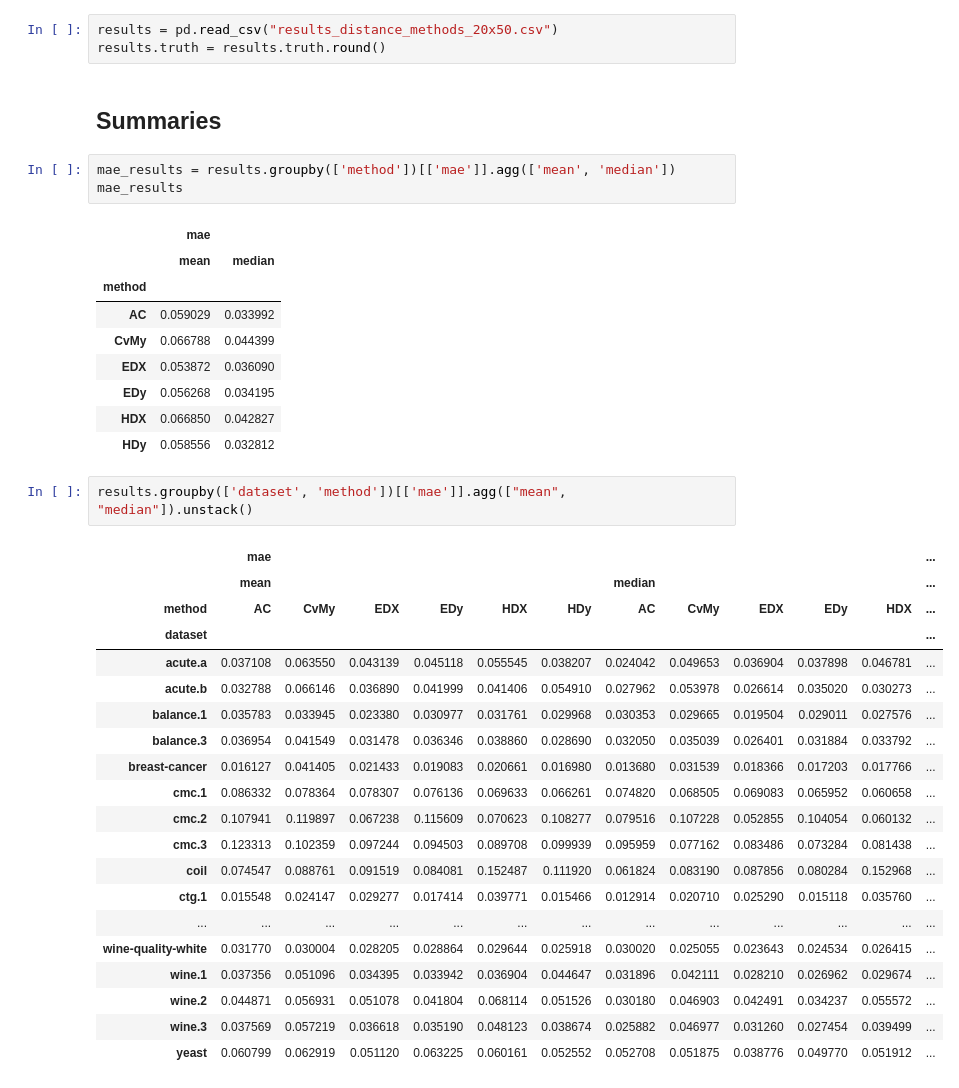
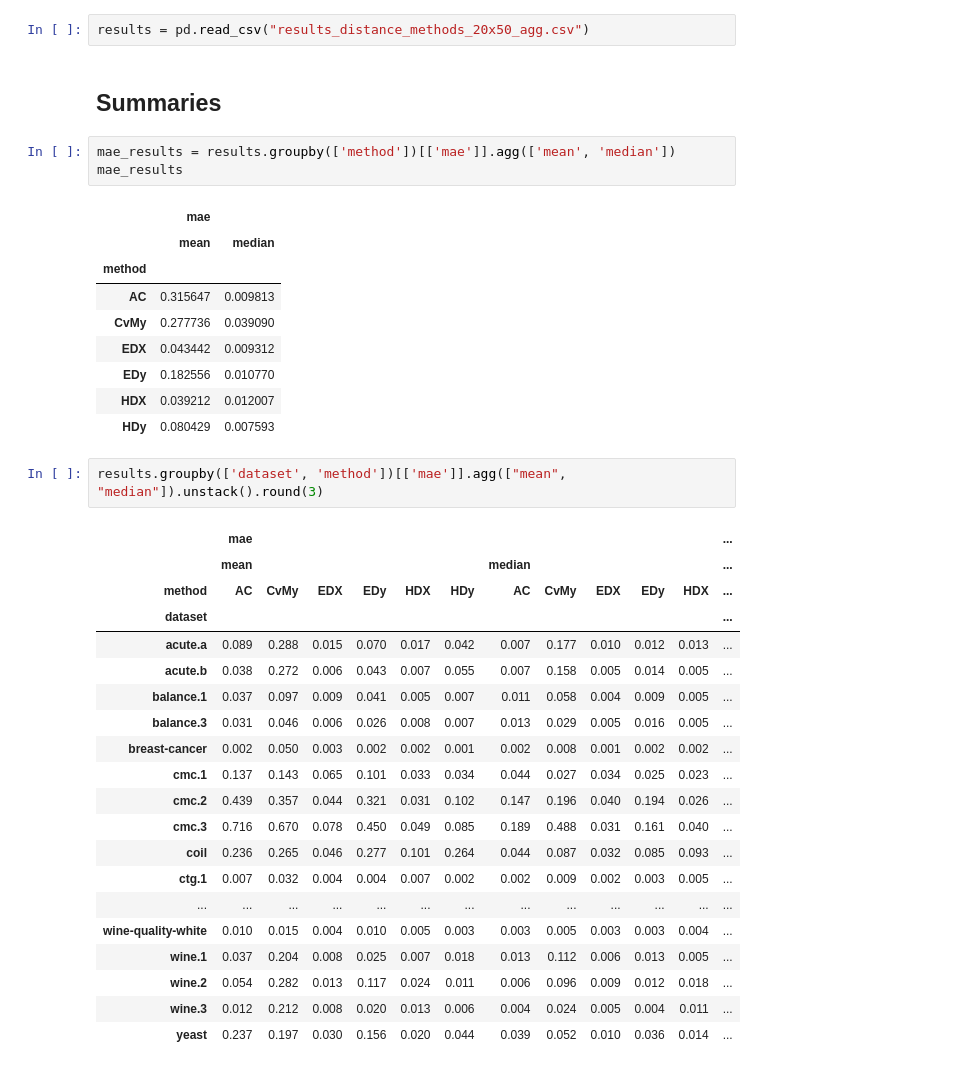
Before and after one commit to albertorepo/analisis-cuantificacion, a Jupyter notebook: ExploreResults.ipynb, the cells around one changed output. Cells and saved outputs as stored; diff of their text form.

```diff
--- a/ExploreResults.ipynb
+++ b/ExploreResults.ipynb
@@ -13,8 +13,7 @@ from tqdm import tqdm
 # %% [markdown]
 ## Load results
 # %%
-results = pd.read_csv("results_distance_methods_20x50.csv")
-results.truth = results.truth.round()
+results = pd.read_csv("results_distance_methods_20x50_agg.csv")
 # %% [markdown]
 ## Summaries
 # %%
@@ -24,35 +23,35 @@ mae_results
 |  | mae |  |
 |  | mean | median |
 | method |  |  |
-| AC | 0.059029 | 0.033992 |
-| CvMy | 0.066788 | 0.044399 |
-| EDX | 0.053872 | 0.036090 |
-| EDy | 0.056268 | 0.034195 |
-| HDX | 0.066850 | 0.042827 |
-| HDy | 0.058556 | 0.032812 |
+| AC | 0.315647 | 0.009813 |
+| CvMy | 0.277736 | 0.039090 |
+| EDX | 0.043442 | 0.009312 |
+| EDy | 0.182556 | 0.010770 |
+| HDX | 0.039212 | 0.012007 |
+| HDy | 0.080429 | 0.007593 |
 # %%
-results.groupby(['dataset', 'method'])[['mae']].agg(["mean", "median"]).unstack()
+results.groupby(['dataset', 'method'])[['mae']].agg(["mean", "median"]).unstack().round(3)
 # %% [output]
 |  | mae |  |  |  |  |  |  |  |  |  |  | ... |
 |  | mean |  |  |  |  |  | median |  |  |  |  | ... |
 | method | AC | CvMy | EDX | EDy | HDX | HDy | AC | CvMy | EDX | EDy | HDX | ... |
 | dataset |  |  |  |  |  |  |  |  |  |  |  | ... |
-| acute.a | 0.037108 | 0.063550 | 0.043139 | 0.045118 | 0.055545 | 0.038207 | 0.024042 | 0.049653 | 0.036904 | 0.037898 | 0.046781 | ... |
-| acute.b | 0.032788 | 0.066146 | 0.036890 | 0.041999 | 0.041406 | 0.054910 | 0.027962 | 0.053978 | 0.026614 | 0.035020 | 0.030273 | ... |
-| balance.1 | 0.035783 | 0.033945 | 0.023380 | 0.030977 | 0.031761 | 0.029968 | 0.030353 | 0.029665 | 0.019504 | 0.029011 | 0.027576 | ... |
-| balance.3 | 0.036954 | 0.041549 | 0.031478 | 0.036346 | 0.038860 | 0.028690 | 0.032050 | 0.035039 | 0.026401 | 0.031884 | 0.033792 | ... |
-| breast-cancer | 0.016127 | 0.041405 | 0.021433 | 0.019083 | 0.020661 | 0.016980 | 0.013680 | 0.031539 | 0.018366 | 0.017203 | 0.017766 | ... |
-| cmc.1 | 0.086332 | 0.078364 | 0.078307 | 0.076136 | 0.069633 | 0.066261 | 0.074820 | 0.068505 | 0.069083 | 0.065952 | 0.060658 | ... |
-| cmc.2 | 0.107941 | 0.119897 | 0.067238 | 0.115609 | 0.070623 | 0.108277 | 0.079516 | 0.107228 | 0.052855 | 0.104054 | 0.060132 | ... |
-| cmc.3 | 0.123313 | 0.102359 | 0.097244 | 0.094503 | 0.089708 | 0.099939 | 0.095959 | 0.077162 | 0.083486 | 0.073284 | 0.081438 | ... |
-| coil | 0.074547 | 0.088761 | 0.091519 | 0.084081 | 0.152487 | 0.111920 | 0.061824 | 0.083190 | 0.087856 | 0.080284 | 0.152968 | ... |
-| ctg.1 | 0.015548 | 0.024147 | 0.029277 | 0.017414 | 0.039771 | 0.015466 | 0.012914 | 0.020710 | 0.025290 | 0.015118 | 0.035760 | ... |
+| acute.a | 0.089 | 0.288 | 0.015 | 0.070 | 0.017 | 0.042 | 0.007 | 0.177 | 0.010 | 0.012 | 0.013 | ... |
+| acute.b | 0.038 | 0.272 | 0.006 | 0.043 | 0.007 | 0.055 | 0.007 | 0.158 | 0.005 | 0.014 | 0.005 | ... |
+| balance.1 | 0.037 | 0.097 | 0.009 | 0.041 | 0.005 | 0.007 | 0.011 | 0.058 | 0.004 | 0.009 | 0.005 | ... |
+| balance.3 | 0.031 | 0.046 | 0.006 | 0.026 | 0.008 | 0.007 | 0.013 | 0.029 | 0.005 | 0.016 | 0.005 | ... |
+| breast-cancer | 0.002 | 0.050 | 0.003 | 0.002 | 0.002 | 0.001 | 0.002 | 0.008 | 0.001 | 0.002 | 0.002 | ... |
+| cmc.1 | 0.137 | 0.143 | 0.065 | 0.101 | 0.033 | 0.034 | 0.044 | 0.027 | 0.034 | 0.025 | 0.023 | ... |
+| cmc.2 | 0.439 | 0.357 | 0.044 | 0.321 | 0.031 | 0.102 | 0.147 | 0.196 | 0.040 | 0.194 | 0.026 | ... |
+| cmc.3 | 0.716 | 0.670 | 0.078 | 0.450 | 0.049 | 0.085 | 0.189 | 0.488 | 0.031 | 0.161 | 0.040 | ... |
+| coil | 0.236 | 0.265 | 0.046 | 0.277 | 0.101 | 0.264 | 0.044 | 0.087 | 0.032 | 0.085 | 0.093 | ... |
+| ctg.1 | 0.007 | 0.032 | 0.004 | 0.004 | 0.007 | 0.002 | 0.002 | 0.009 | 0.002 | 0.003 | 0.005 | ... |
 | ... | ... | ... | ... | ... | ... | ... | ... | ... | ... | ... | ... | ... |
-| wine-quality-white | 0.031770 | 0.030004 | 0.028205 | 0.028864 | 0.029644 | 0.025918 | 0.030020 | 0.025055 | 0.023643 | 0.024534 | 0.026415 | ... |
-| wine.1 | 0.037356 | 0.051096 | 0.034395 | 0.033942 | 0.036904 | 0.044647 | 0.031896 | 0.042111 | 0.028210 | 0.026962 | 0.029674 | ... |
-| wine.2 | 0.044871 | 0.056931 | 0.051078 | 0.041804 | 0.068114 | 0.051526 | 0.030180 | 0.046903 | 0.042491 | 0.034237 | 0.055572 | ... |
-| wine.3 | 0.037569 | 0.057219 | 0.036618 | 0.035190 | 0.048123 | 0.038674 | 0.025882 | 0.046977 | 0.031260 | 0.027454 | 0.039499 | ... |
-| yeast | 0.060799 | 0.062919 | 0.051120 | 0.063225 | 0.060161 | 0.052552 | 0.052708 | 0.051875 | 0.038776 | 0.049770 | 0.051912 | ... |
+| wine-quality-white | 0.010 | 0.015 | 0.004 | 0.010 | 0.005 | 0.003 | 0.003 | 0.005 | 0.003 | 0.003 | 0.004 | ... |
+| wine.1 | 0.037 | 0.204 | 0.008 | 0.025 | 0.007 | 0.018 | 0.013 | 0.112 | 0.006 | 0.013 | 0.005 | ... |
+| wine.2 | 0.054 | 0.282 | 0.013 | 0.117 | 0.024 | 0.011 | 0.006 | 0.096 | 0.009 | 0.012 | 0.018 | ... |
+| wine.3 | 0.012 | 0.212 | 0.008 | 0.020 | 0.013 | 0.006 | 0.004 | 0.024 | 0.005 | 0.004 | 0.011 | ... |
+| yeast | 0.237 | 0.197 | 0.030 | 0.156 | 0.020 | 0.044 | 0.039 | 0.052 | 0.010 | 0.036 | 0.014 | ... |
 # %%
 _, ax = plt.subplots(1,1,figsize=(15, 8))
 sns.barplot(x="method", y="mae", data=results,
```
Also changed, not shown: parts of 18 cells of this notebook, 20 other files.
